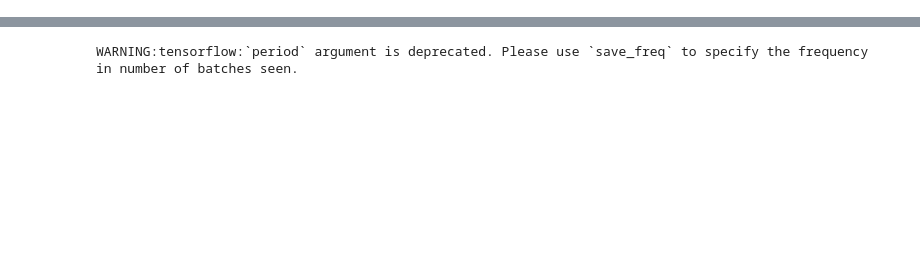
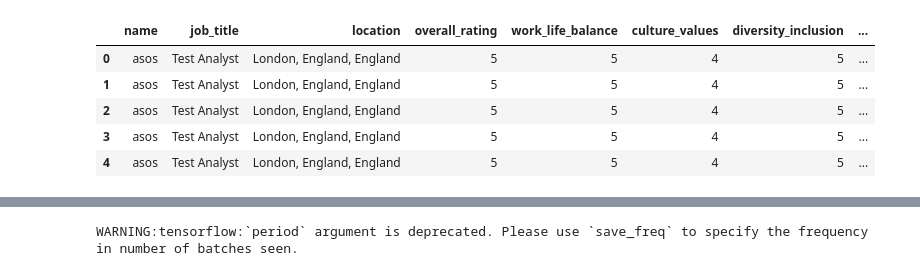
Before and after one commit to nndavis/final_project, a Jupyter notebook: jupyter_notebooks/NN_ML.ipynb, the cells around one changed output, grey strips where cells are left out. Cells and saved outputs as stored; diff of their text form; code cells hidden in the pictures; blank space fills up the shorter version.

```diff
--- a/jupyter_notebooks/NN_ML.ipynb
+++ b/jupyter_notebooks/NN_ML.ipynb
@@ -10,3 +25,12 @@ To enable them in other operations, rebuild TensorFlow with the appropriate comp
+# %%
+merged.head()
+# %% [output]
+|  | name | job_title | location | overall_rating | work_life_balance | culture_values | diversity_inclusion | ... |
+| 0 | asos | Test Analyst | London, England, England | 5 | 5 | 4 | 5 | ... |
+| 1 | asos | Test Analyst | London, England, England | 5 | 5 | 4 | 5 | ... |
+| 2 | asos | Test Analyst | London, England, England | 5 | 5 | 4 | 5 | ... |
+| 3 | asos | Test Analyst | London, England, England | 5 | 5 | 4 | 5 | ... |
+| 4 | asos | Test Analyst | London, England, England | 5 | 5 | 4 | 5 | ... |
 # %%
 #Read
 
```
Also changed, not shown: parts of 14 cells of this notebook.
